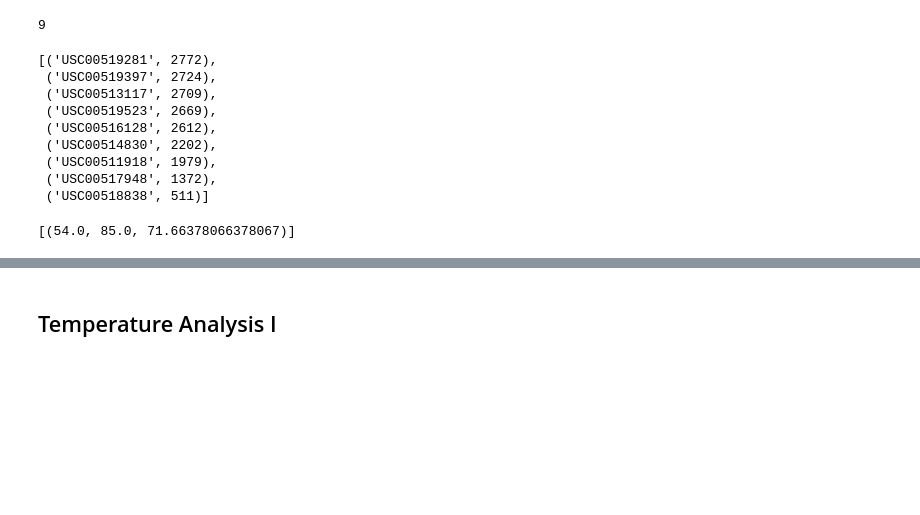
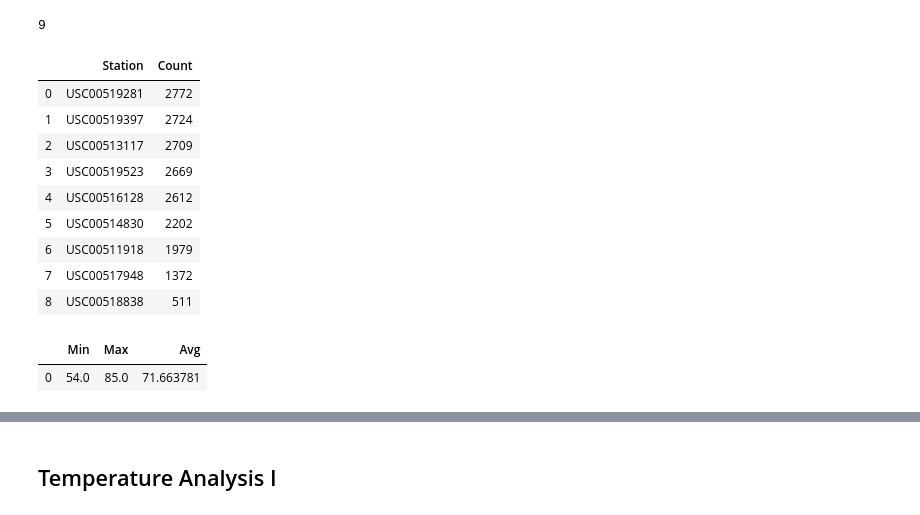
Before and after one commit to oianchevska/sqlalchemy-challenge, a Jupyter notebook: climate_starter.ipynb, the cells around one changed output, grey strips where cells are left out. Cells and saved outputs as stored; diff of their text form; code cells hidden in the pictures; blank space fills up the shorter version.

```diff
--- a/climate_starter.ipynb
+++ b/climate_starter.ipynb
@@ -89,26 +89,33 @@ count_station
 # %%
 # What are the most active stations? (i.e. what stations have the most rows)?
 # List the stations and the counts in descending order.
 act_station=session.query(Measurement.station,func.count(Measurement.id)).group_by(Measurement.station).order_by(func.count(Measurement.id).desc()).all()
-act_station
+act_station_list=[{"Station": rec[0],"Count":rec[1]} for rec in act_station]
+act_station_df=pd.DataFrame(act_station_list)
+act_station_df
 # %% [output]
-[('USC00519281', 2772),
- ('USC00519397', 2724),
- ('USC00513117', 2709),
- ('USC00519523', 2669),
- ('USC00516128', 2612),
- ('USC00514830', 2202),
- ('USC00511918', 1979),
- ('USC00517948', 1372),
- ('USC00518838', 511)]
+|  | Station | Count |
+| 0 | USC00519281 | 2772 |
+| 1 | USC00519397 | 2724 |
+| 2 | USC00513117 | 2709 |
+| 3 | USC00519523 | 2669 |
+| 4 | USC00516128 | 2612 |
+| 5 | USC00514830 | 2202 |
+| 6 | USC00511918 | 1979 |
+| 7 | USC00517948 | 1372 |
+| 8 | USC00518838 | 511 |
 # %%
-#TO DO DATA FRAME
 # Using the station id from the previous query, calculate the lowest temperature recorded,
 # highest temperature recorded, and average temperature of the most active station?
 result=session.query(func.min(Measurement.tobs),func.max(Measurement.tobs),func.avg(Measurement.tobs)).filter(Measurement.station==act_station[0][0]).all()
-result
+result_df=pd.DataFrame({"Min":result[0][0],
+                        "Max":result[0][1],
+                        "Avg":result[0][2]}, index=[0])
+
+result_df
 # %% [output]
-[(54.0, 85.0, 71.66378066378067)]
+|  | Min | Max | Avg |
+| 0 | 54.0 | 85.0 | 71.663781 |
 # %%
 # Choose the station with the highest number of temperature observations.
 # Query the last 12 months of temperature observation data for this station and plot the results as a histogram
```
Also changed, not shown: parts of 10 cells of this notebook, 1 other file.
